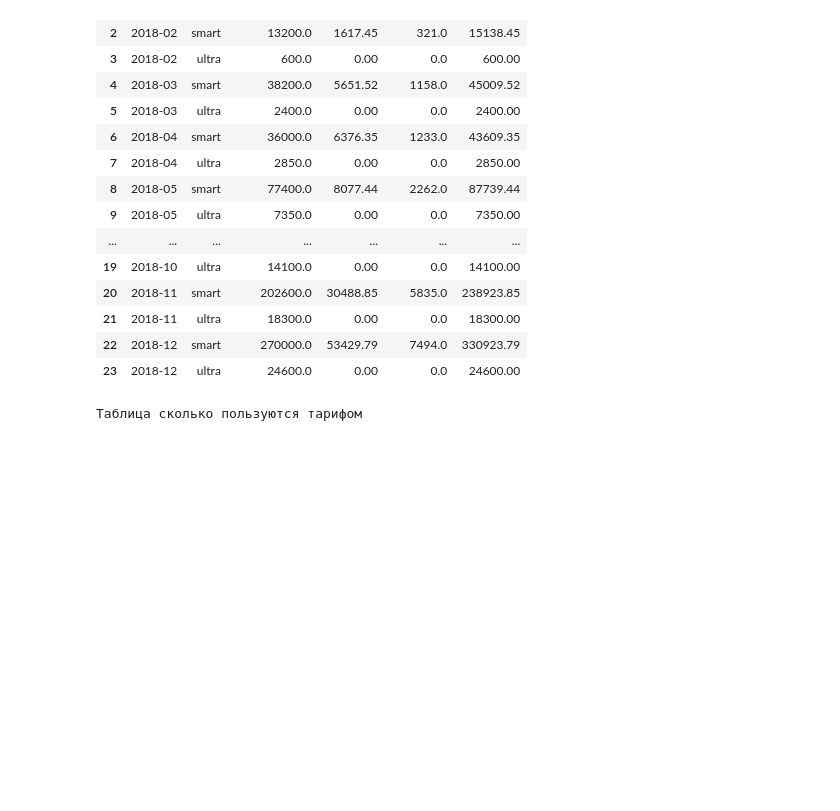
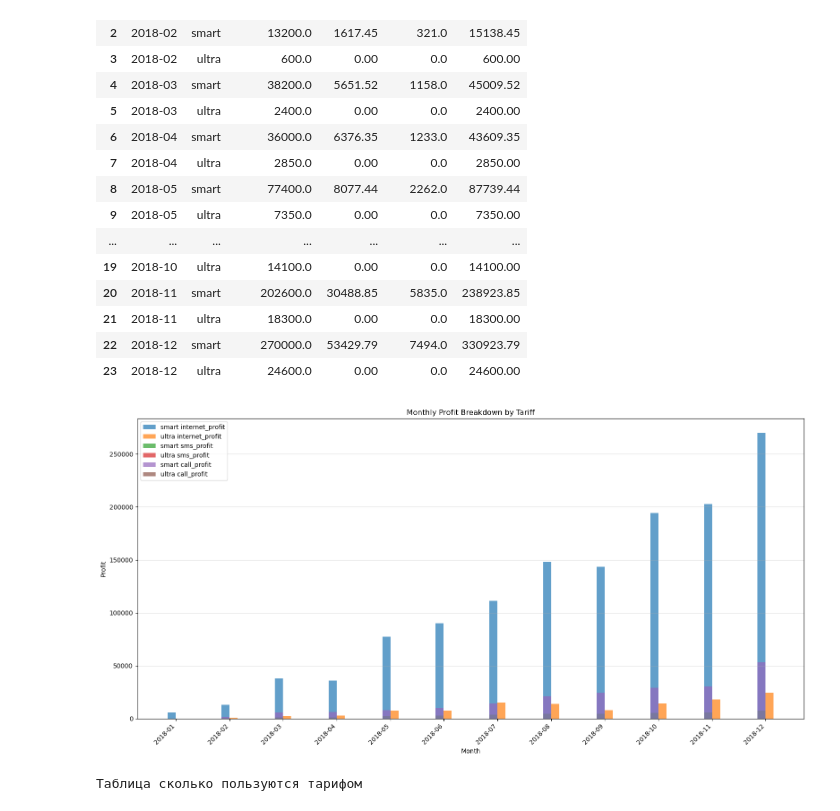
Before and after one commit to Constantistrudev/study_DA_tariff, a Jupyter notebook: Task.ipynb, the cells around one changed output. Saved outputs shown, nothing was run; the diff lists cells and outputs as text; code cells hidden in the pictures; blank space fills up the shorter version.

```diff
--- a/Task.ipynb
+++ b/Task.ipynb
@@ -79,6 +85,7 @@ import pandas as pd
 # %%
-calls_df = pd.read_csv(r'D:\kurs\CSV\calls.csv')
-internet_df = pd.read_csv(r'D:\kurs\CSV\internet.csv')
-messeges_df = pd.read_csv(r'D:\kurs\CSV\messages.csv')
-tariffs_df = pd.read_csv(r'D:\kurs\CSV\tariffs.csv')
-users_df = pd.read_csv(r'D:\kurs\CSV\users.csv')
+#подключение таблиц
+calls_df = pd.read_csv(r'.\CSV\calls.csv')
+internet_df = pd.read_csv(r'.\CSV\internet.csv')
+messeges_df = pd.read_csv(r'.\CSV\messages.csv')
+tariffs_df = pd.read_csv(r'.\CSV\tariffs.csv')
+users_df = pd.read_csv(r'.\CSV\users.csv')
@@ -660,6 +630,35 @@ monthly_stats_profit
 | 21 | 2018-11 | ultra | 18300.0 | 0.00 | 0.0 | 18300.00 |
 | 22 | 2018-12 | smart | 270000.0 | 53429.79 | 7494.0 | 330923.79 |
 | 23 | 2018-12 | ultra | 24600.0 | 0.00 | 0.0 | 24600.00 |
+# %%
+# Виды получки
+profits = ['internet_profit', 'sms_profit', 'call_profit']
+tariff_values = monthly_stats_profit['tariff'].unique()
+# Построение графика
+fig, ax = plt.subplots(figsize=(16, 8))
+bar_width = 0.15
+x = np.arange(len(monthly_stats_profit)/2)
+
+# получаем тип заработа и строим столб сколько
+for i, profit in enumerate(profits):
+    for j, tariff in enumerate(tariff_values):
+        profit_values = monthly_stats_profit.loc[monthly_stats_profit['tariff'] == tariff].sort_values(by='month')[profit].values
+        x_positions = x - bar_width/2 + j * bar_width
+        ax.bar(x_positions, profit_values, width=bar_width, label=f'{tariff} {profit}', align='center', alpha = 0.7)
+
+
+# названия
+ax.set_xlabel('Month')
+ax.set_ylabel('Profit')
+ax.set_title('Monthly Profit Breakdown by Tariff')
+ax.set_xticks(x) # Set x axis ticks
+ax.set_xticklabels([month.strftime('%Y-%m') for month in monthly_stats_profit['month'].unique()], rotation=45, ha='right')
+ax.legend()
+plt.tight_layout()
+plt.grid(axis='y', alpha = 0.4)
+plt.show()
+# %% [output]
+[figure, added]
 # %%
 print('Таблица сколько пользуются тарифом')
 users_monthly = monthly_stats_test.groupby(['month', 'tariff'])['user_id'].count().reset_index()
```
Also changed, not shown: parts of 16 cells of this notebook.
